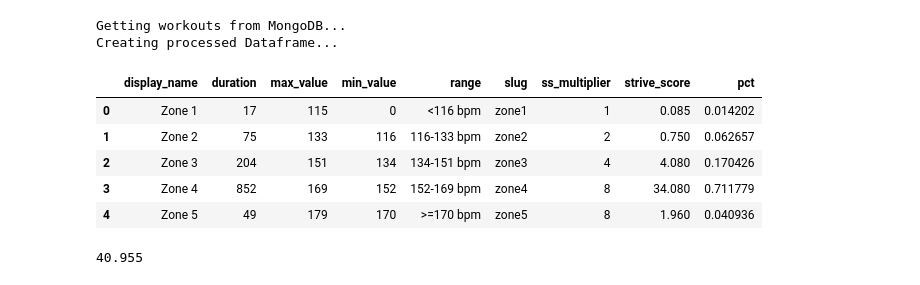
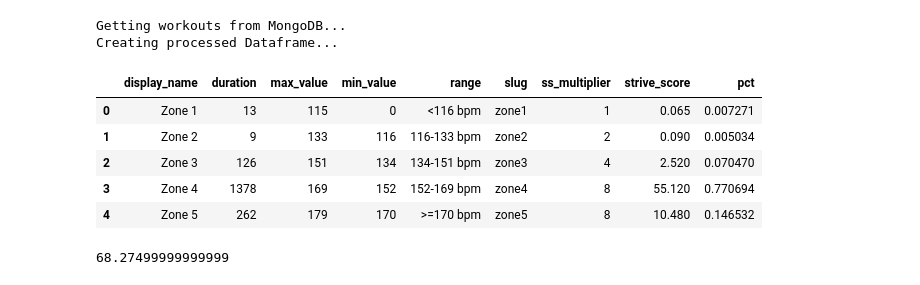
Before and after one commit to cyrii42/peloton, a Jupyter notebook: hr_charts.ipynb, the cells around one changed output. Cells and saved outputs as stored; diff of their text form; code cells hidden in the pictures.

```diff
--- a/hr_charts.ipynb
+++ b/hr_charts.ipynb
@@ -10,19 +10,19 @@ peloton_processor = PelotonProcessor()
 Getting workouts from MongoDB...
 Creating processed Dataframe...
 # %%
-df = peloton_processor.chart_maker.make_hr_zones_chart_df(peloton_processor.workouts[80].workout_id)
+df = peloton_processor.chart_maker.make_hr_zones_chart_df(peloton_processor.workouts[3].workout_id)
 df
 # %% [output]
 |  | display_name | duration | max_value | min_value | range | slug | ss_multiplier | strive_score | pct |
-| 0 | Zone 1 | 17 | 115 | 0 | <116 bpm | zone1 | 1 | 0.085 | 0.014202 |
-| 1 | Zone 2 | 75 | 133 | 116 | 116-133 bpm | zone2 | 2 | 0.750 | 0.062657 |
-| 2 | Zone 3 | 204 | 151 | 134 | 134-151 bpm | zone3 | 4 | 4.080 | 0.170426 |
-| 3 | Zone 4 | 852 | 169 | 152 | 152-169 bpm | zone4 | 8 | 34.080 | 0.711779 |
-| 4 | Zone 5 | 49 | 179 | 170 | >=170 bpm | zone5 | 8 | 1.960 | 0.040936 |
+| 0 | Zone 1 | 13 | 115 | 0 | <116 bpm | zone1 | 1 | 0.065 | 0.007271 |
+| 1 | Zone 2 | 9 | 133 | 116 | 116-133 bpm | zone2 | 2 | 0.090 | 0.005034 |
+| 2 | Zone 3 | 126 | 151 | 134 | 134-151 bpm | zone3 | 4 | 2.520 | 0.070470 |
+| 3 | Zone 4 | 1378 | 169 | 152 | 152-169 bpm | zone4 | 8 | 55.120 | 0.770694 |
+| 4 | Zone 5 | 262 | 179 | 170 | >=170 bpm | zone5 | 8 | 10.480 | 0.146532 |
 # %%
 print(df['strive_score'].sum())
 # %% [output]
-40.955
+68.27499999999999
 # %%
 color_map={'Zone 1': '#88cfa5',
            'Zone 2': '#b7c95d',
```
